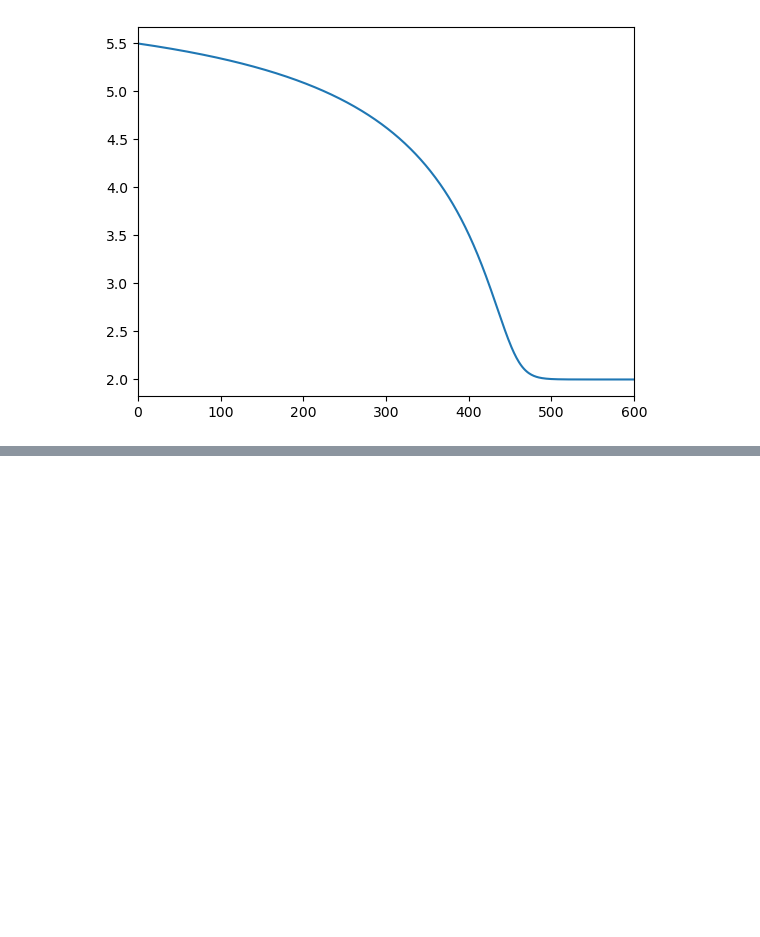
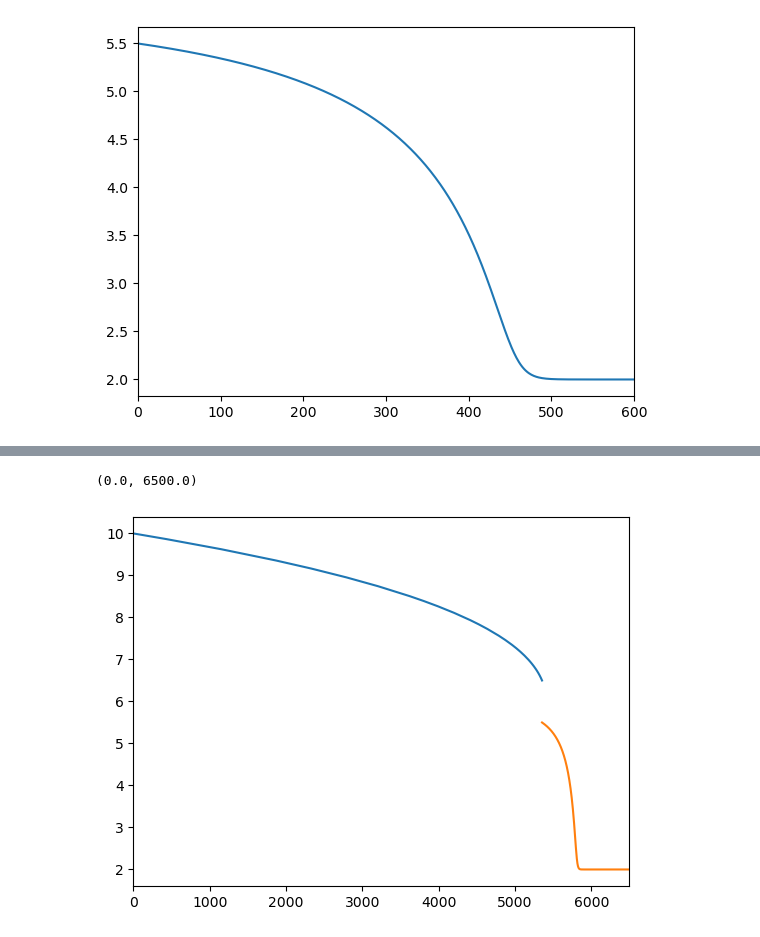
Before and after one commit to znasipak/FastEMRIWaveforms-Soton-Hackathon-2025, a Jupyter notebook: examples/IMR.ipynb, the cells around one changed output, grey strips where cells are left out. Drawn from its saved outputs; the diff is of its cells as text; code cells hidden in the pictures; blank space fills up the shorter version.

```diff
--- a/examples/IMR.ipynb
+++ b/examples/IMR.ipynb
@@ -85,0 +183,9 @@ plt.ylim(-0.75,0.75)
+# %%
+p0insp = 10
+Tinsp = 0.0002
+
+insp1PA = EMRIInspiral(func=SchwarzCirc1PA)
+
+traj1PA = insp1PA(m1, m2, 0.0, p0insp, e0, x0, T=Tinsp, dt=10.0)
+# %%
+t1PA,p1PA,e1PA,x1PA,Phi_phi1PA,Phi_theta1PA,Phi_r1PA = traj1PA
@@ -85,0 +196,7 @@ plt.ylim(-0.75,0.75)
+# %%
+plt.plot(t1PA,p1PA)
+plt.plot(t+t1PA[-1],p)
+plt.xlim(0,6500)
+# %% [output]
+(0.0, 6500.0)
+[figure, added]
```
Also changed, not shown: parts of 8 cells of this notebook, 2 other files.
